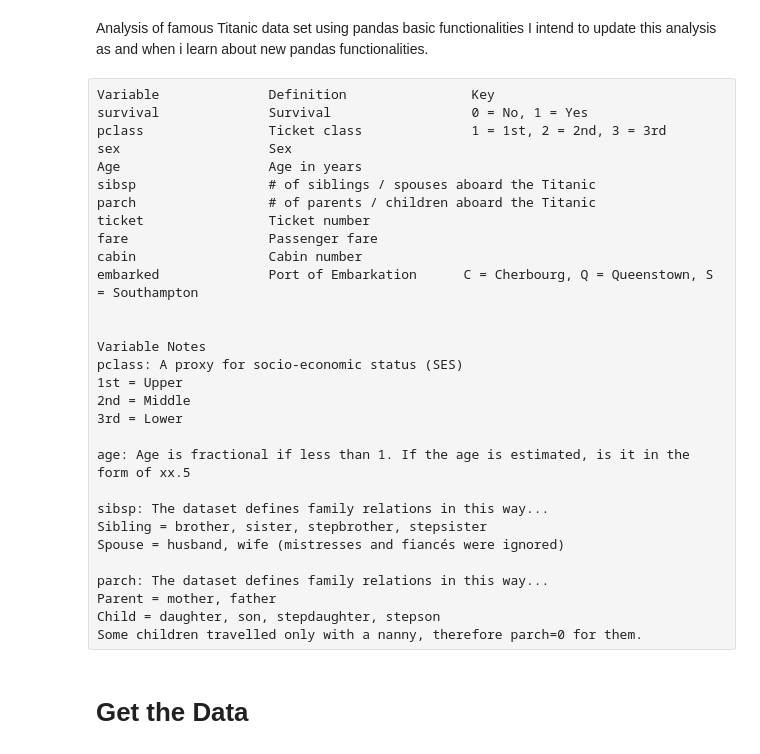
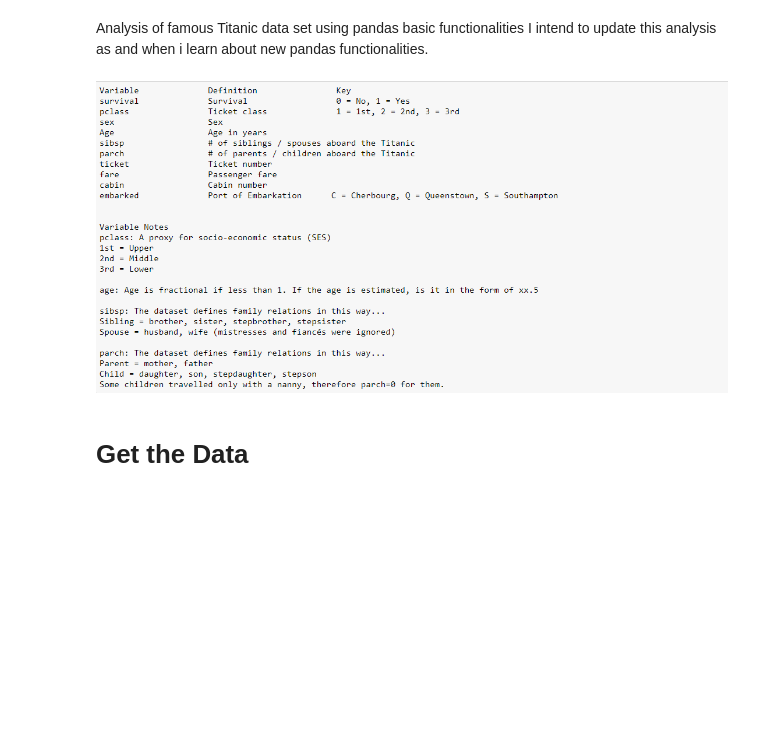
Before and after one commit to gowthamsharma/beautiful-jekyll, a Jupyter notebook: _uploads/Analysis_titanic_pandas.ipynb, the cells around one changed output. Saved outputs shown, nothing was run; the diff lists cells and outputs as text; code cells hidden in the pictures; blank space fills up the shorter version.

```diff
--- a/_uploads/Analysis_titanic_pandas.ipynb
+++ b/_uploads/Analysis_titanic_pandas.ipynb
@@ -1,36 +1,11 @@
 # %% [markdown]
 Analysis of famous Titanic data set using pandas basic functionalities
 I intend to update this analysis as and when i learn about new pandas functionalities.
-# %% [raw]
-Variable              Definition	            Key
-survival	          Survival	                0 = No, 1 = Yes
-pclass	              Ticket class	            1 = 1st, 2 = 2nd, 3 = 3rd
-sex	                  Sex
-Age	                  Age in years
-sibsp	              # of siblings / spouses aboard the Titanic
-parch	              # of parents / children aboard the Titanic
-ticket	              Ticket number
-fare	              Passenger fare
-cabin	              Cabin number
-embarked              Port of Embarkation	   C = Cherbourg, Q = Queenstown, S = Southampton
-
-
-Variable Notes
-pclass: A proxy for socio-economic status (SES)
-1st = Upper
-2nd = Middle
-3rd = Lower
-
-age: Age is fractional if less than 1. If the age is estimated, is it in the form of xx.5
-
-sibsp: The dataset defines family relations in this way...
-Sibling = brother, sister, stepbrother, stepsister
-Spouse = husband, wife (mistresses and fiancés were ignored)
-
-parch: The dataset defines family relations in this way...
-Parent = mother, father
-Child = daughter, son, stepdaughter, stepson
-Some children travelled only with a nanny, therefore parch=0 for them.
+# %%
+from IPython.display import Image
+Image("variable_description.png")
+# %% [output]
+[figure, added]
 # %% [markdown]
 # Get the Data
 # %% [markdown]
```
Also changed, not shown: parts of 3 cells of this notebook, 1 other file.
